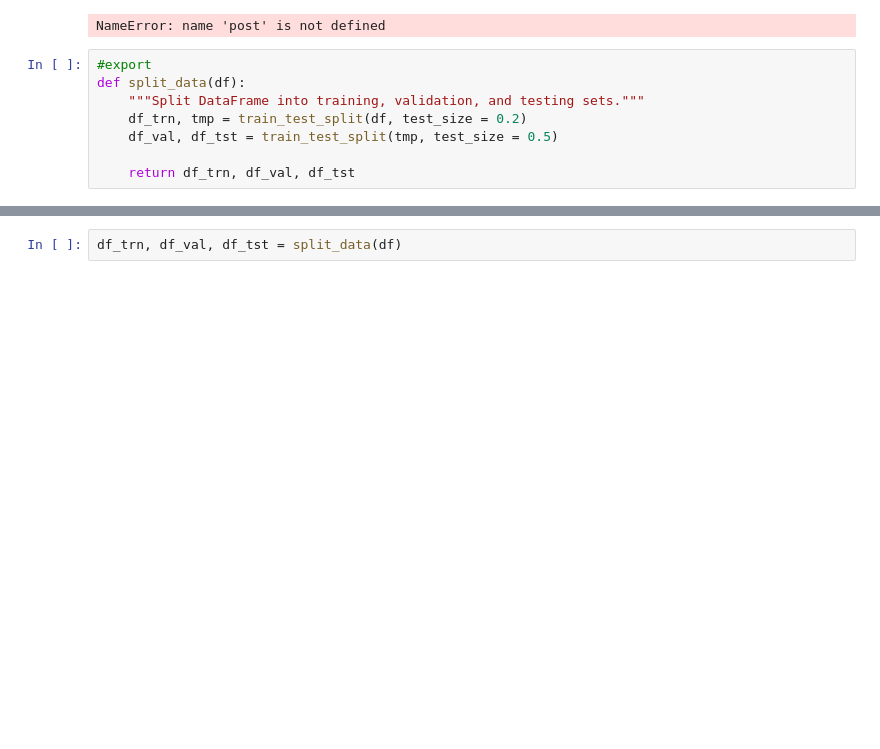
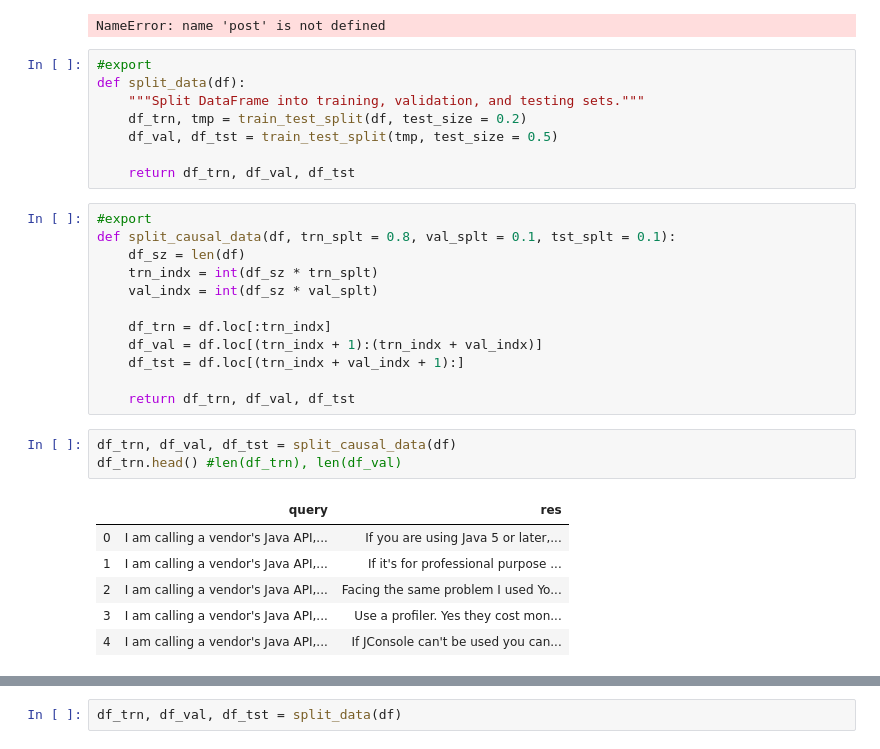
Before and after one commit to ncoop57/sme_qa, a Jupyter notebook: main/src/prep/prep.ipynb, the cells around one changed output, grey strips where cells are left out. Saved outputs shown, nothing was run; the diff lists cells and outputs as text; blank space fills up the shorter version.

```diff
--- a/main/src/prep/prep.ipynb
+++ b/main/src/prep/prep.ipynb
@@ -150,5 +158,27 @@ def split_data(df):
     df_val, df_tst = train_test_split(tmp, test_size = 0.5)
 
     return df_trn, df_val, df_tst
+# %%
+#export
+def split_causal_data(df, trn_splt = 0.8, val_splt = 0.1, tst_splt = 0.1):
+    df_sz = len(df)
+    trn_indx = int(df_sz * trn_splt)
+    val_indx = int(df_sz * val_splt)
+
+    df_trn = df.loc[:trn_indx]
+    df_val = df.loc[(trn_indx + 1):(trn_indx + val_indx)]
+    df_tst = df.loc[(trn_indx + val_indx + 1):]
+
+    return df_trn, df_val, df_tst
+# %%
+df_trn, df_val, df_tst = split_causal_data(df)
+df_trn.head() #len(df_trn), len(df_val)
+# %% [output]
+|  | query | res |
+| 0 | I am calling a vendor's Java API,... | If you are using Java 5 or later,... |
+| 1 | I am calling a vendor's Java API,... | If it's for professional purpose ... |
+| 2 | I am calling a vendor's Java API,... | Facing the same problem I used Yo... |
+| 3 | I am calling a vendor's Java API,... | Use a profiler. Yes they cost mon... |
+| 4 | I am calling a vendor's Java API,... | If JConsole can't be used you can... |
 # %%
 df = pd.read_csv(data_path/"so_posts/56942_10-3-19_formated.csv")
```
Also changed, not shown: parts of 4 cells of this notebook, 4 other files.
